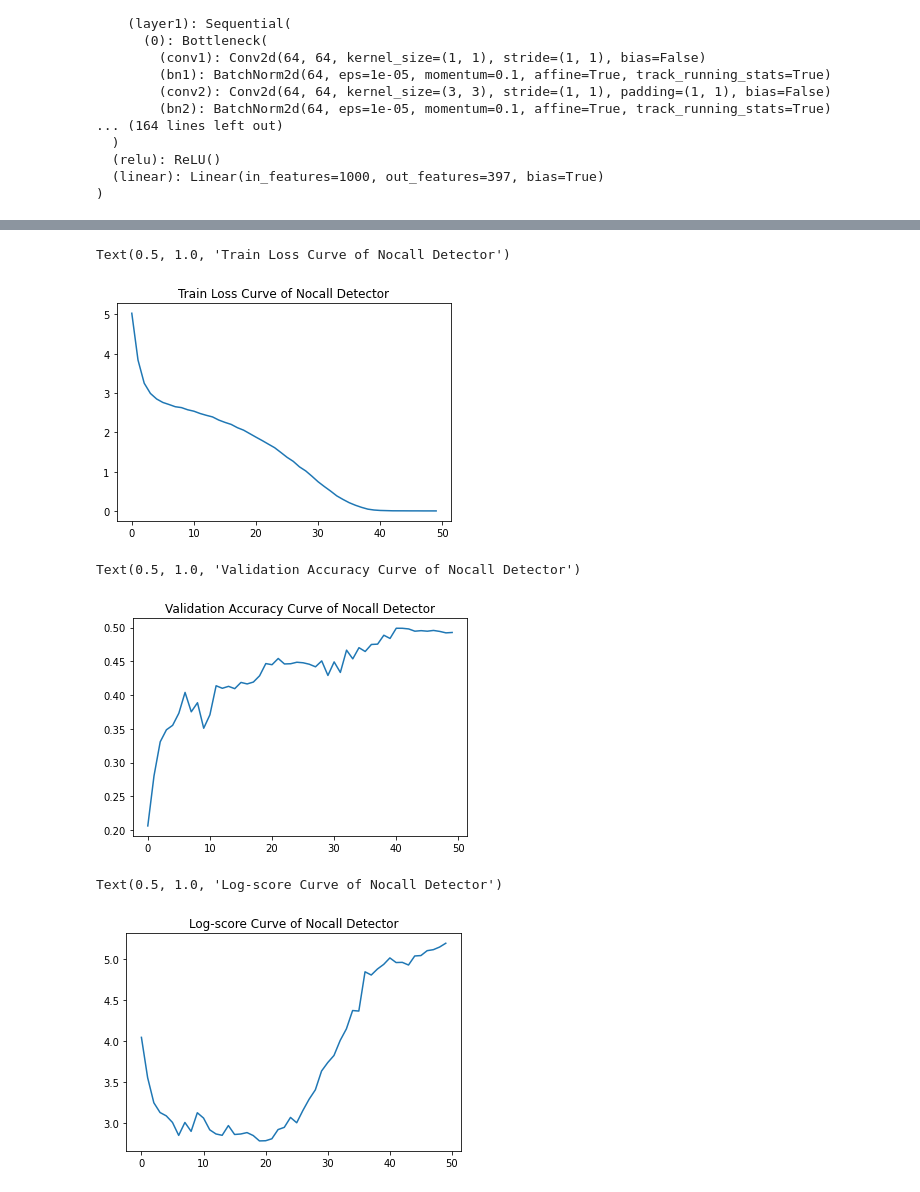
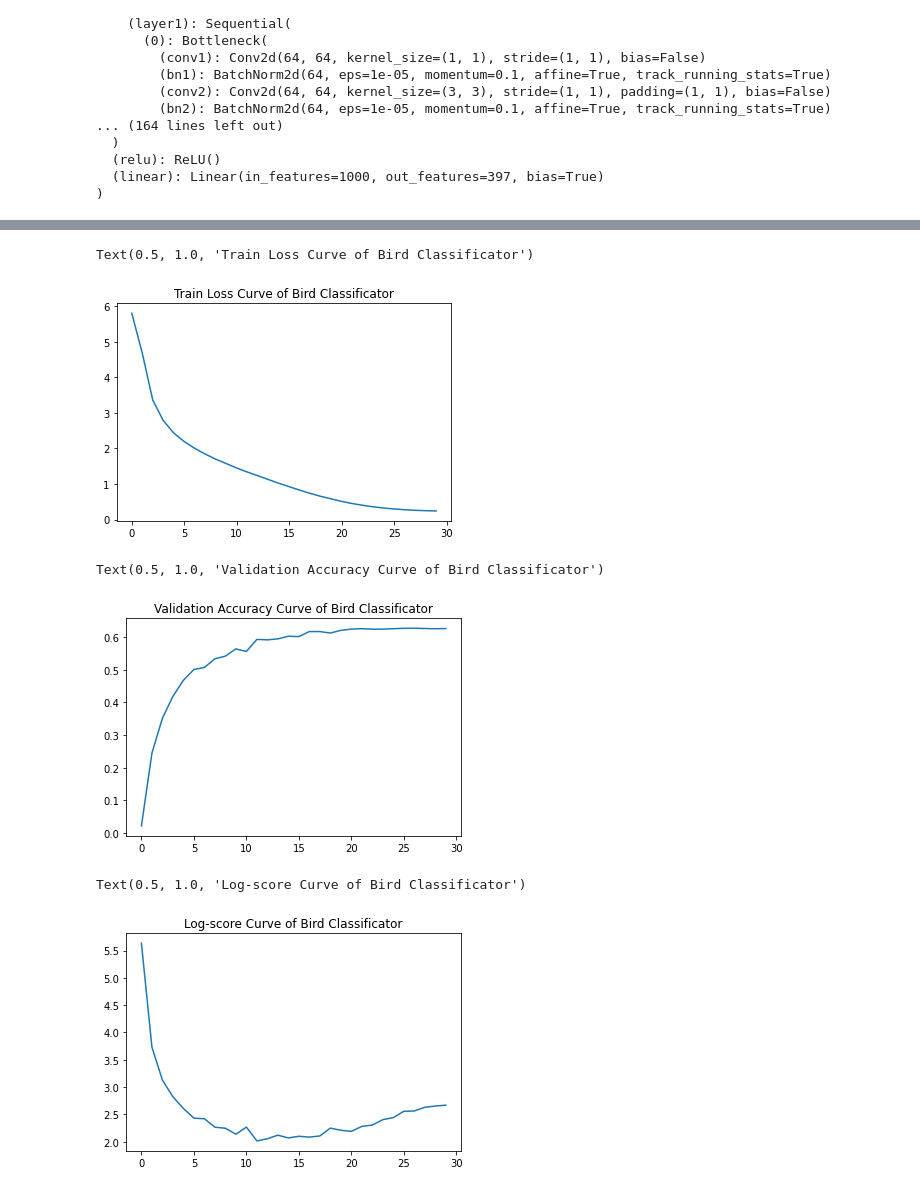
Before and after one commit to young-rae-kim/cs376_final_project, a Jupyter notebook: src/bird_specificator.ipynb, the cells around one changed output, grey strips where cells are left out. Drawn from its saved outputs; the diff is of its cells as text; code cells hidden in the pictures.

Commit message:
Train with SGD + Momentum, reached 62% accuracy

```diff
--- a/src/bird_specificator.ipynb
+++ b/src/bird_specificator.ipynb
@@ -108,6 +108,7 @@ class birdclef(Dataset):
         self.filepaths = dataframe['filepath'].values
         self.labels = dataframe[labels].values
         self.process = process
+        self.batch_threshold = 64
 
         # Transforms for each train and validation
         self.train_transform = TT.Compose([
@@ -141,6 +142,7 @@ class birdclef(Dataset):
             source = np.expand_dims(source, axis=2)
         source = source.transpose(2, 0, 1, 3)
         N, H, W, C = source.shape
+        label_rp = N
 
         # Apply transform
         if self.process == 'train':
@@ -148,10 +150,16 @@ class birdclef(Dataset):
         elif self.process == 'valid':
             source = torch.stack([self.val_transform(Image.fromarray(x)) for x in source])
 
-        # Select the middle input from slices
-        source = source[N // 2]
+        # Avoid CUDA OOM
+        if N > self.batch_threshold:
+            unit = (N - self.batch_threshold) // 2
+            label_rp = self.batch_threshold
+            if N % 2 == 0:
+                source = source[unit : -unit]
+            else:
+                source = source[unit : -(unit + 1)]
 
-        return source, torch.tensor(self.labels[idx], dtype=ltype)
+        return source, torch.tensor(self.labels[idx], dtype=ltype).repeat(label_rp)
 
     def __len__(self):
         return len(self.dataframe)
@@ -203,17 +211,17 @@ Let's train with model 2.
 import os
 
 # Print period for accuracy.
-print_period = 100
+print_period = 1000
 
 # Hyper-parameters for training
-birdclef_batch = 32
-birdclef_epoch = 50
+birdclef_batch = 1
+birdclef_epoch = 30
 
 # Learning Rate.
-learning_rate_2 = 0.0008
+learning_rate_2 = 0.0005
 
 # L2 Regularization Hyperparamter
-weight_decay_2 = 0.01
+weight_decay_2 = 0.001
 
 # Beta constant for Fbeta-score.
 # If you want to give more weight to precision, use value smaller than 1.0.
@@ -349,8 +357,8 @@ def bird_train(model, train_dataframe, val_dataframe, test_dataframe):
                               sampler=sampler.SubsetRandomSampler(range(len(test_dataframe))),
                               drop_last=False)
 
-    optimizer = optim.SGD(model.parameters(), lr=learning_rate_2, weight_decay=weight_decay_2, momentum=0.9)
-    scheduler = optim.lr_scheduler.CosineAnnealingLR(optimizer, T_max=birdclef_epoch, eta_min=1e-5)
+    optimizer = optim.SGD(model.parameters(), lr=learning_rate_2, weight_decay=weight_decay_2, momentum=0.5)
+    scheduler = optim.lr_scheduler.CosineAnnealingLR(optimizer, T_max=birdclef_epoch, eta_min=5e-6)
     trained_model, val_losses, train_losses, log_scores, fbeta_scores = train_model(
         model, train_loader, val_loader, optimizer, scheduler, beta=beta)
     test_acc, test_log_score, test_fbeta_score = evaluate_model(test_loader, trained_model, beta=beta)
@@ -413,24 +421,24 @@ import matplotlib.pyplot as plt
 
 train_losses = torch.tensor(train_losses, device = 'cpu')
 plt.plot(np.arange(len(train_losses)), train_losses)
-plt.title('Train Loss Curve of Nocall Detector')
+plt.title('Train Loss Curve of Bird Classificator')
 # %% [output]
-Text(0.5, 1.0, 'Train Loss Curve of Nocall Detector')
+Text(0.5, 1.0, 'Train Loss Curve of Bird Classificator')
-[figure, old version]
+[figure, new version]
 # %%
 val_losses = torch.tensor(val_losses, device = 'cpu')
 plt.plot(np.arange(len(val_losses)), val_losses)
-plt.title('Validation Accuracy Curve of Nocall Detector')
+plt.title('Validation Accuracy Curve of Bird Classificator')
 # %% [output]
-Text(0.5, 1.0, 'Validation Accuracy Curve of Nocall Detector')
+Text(0.5, 1.0, 'Validation Accuracy Curve of Bird Classificator')
-[figure, old version]
+[figure, new version]
 # %%
 log_scores = torch.tensor(log_scores, device = 'cpu')
 plt.plot(np.arange(len(log_scores)), log_scores)
-plt.title('Log-score Curve of Nocall Detector')
+plt.title('Log-score Curve of Bird Classificator')
 # %% [output]
-Text(0.5, 1.0, 'Log-score Curve of Nocall Detector')
+Text(0.5, 1.0, 'Log-score Curve of Bird Classificator')
-[figure, old version]
+[figure, new version]
 # %%
 fbeta_scores = torch.tensor(fbeta_scores, device = 'cpu')
 plt.plot(np.arange(len(fbeta_scores)), fbeta_scores)
```
Also changed, not shown: parts of 4 cells of this notebook.
